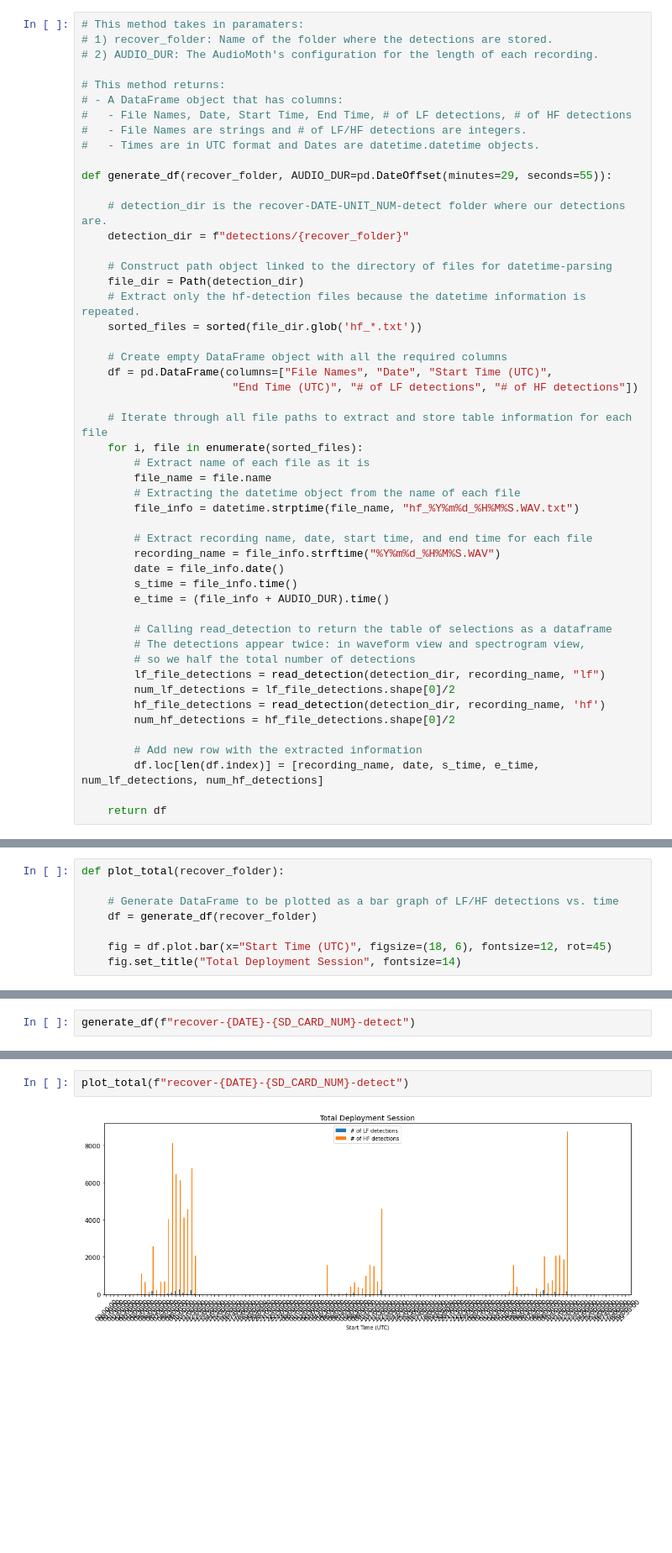
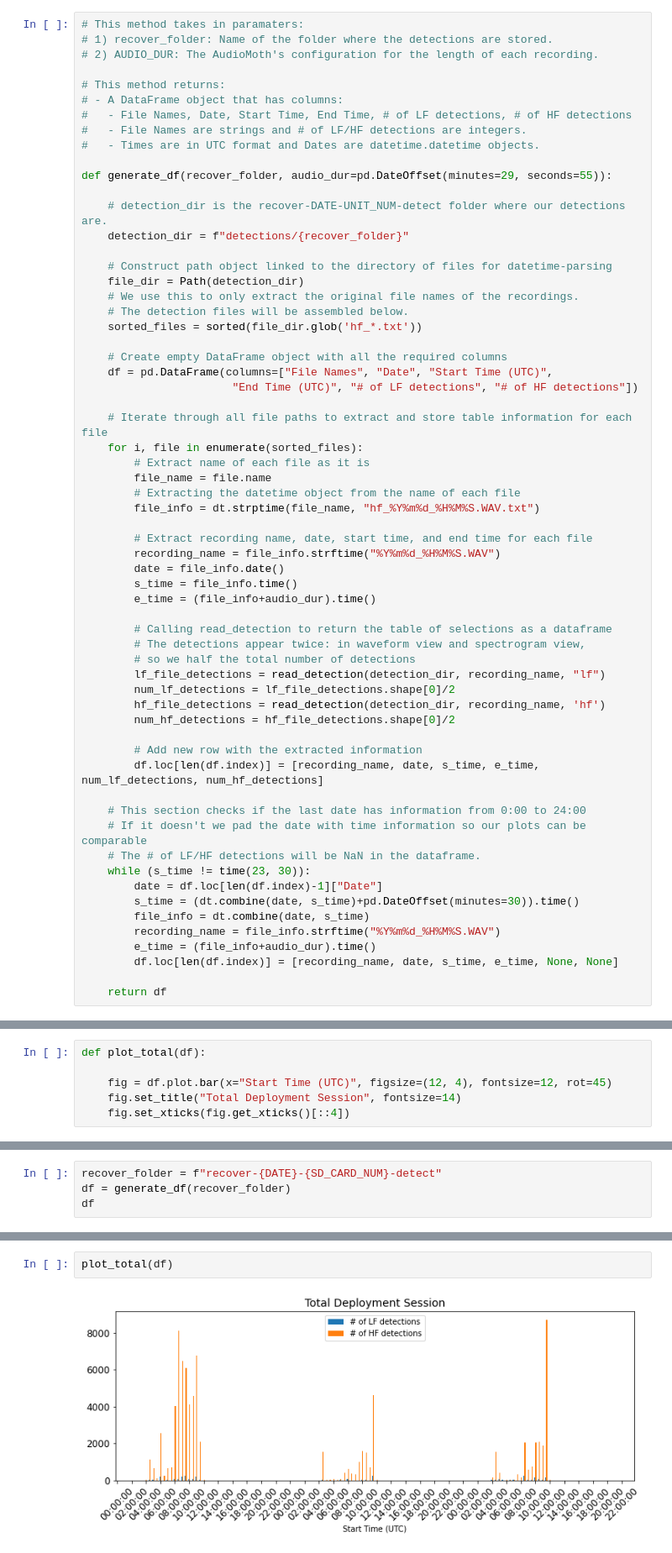
Before and after one commit to uw-echospace/ubna-field, a Jupyter notebook: notebooks/call_number_plotter.ipynb, the cells around one changed output, grey strips where cells are left out. Shown at 84% size. Saved outputs shown, nothing was run; the diff lists cells and outputs as text; blank space fills up the shorter version.

Commit message:
Added suggestions and section for padding dataframe

```diff
--- a/notebooks/call_number_plotter.ipynb
+++ b/notebooks/call_number_plotter.ipynb
@@ -18,14 +19,15 @@ from datetime import datetime
 #   - File Names are strings and # of LF/HF detections are integers.
 #   - Times are in UTC format and Dates are datetime.datetime objects.
 
-def generate_df(recover_folder, AUDIO_DUR=pd.DateOffset(minutes=29, seconds=55)):
+def generate_df(recover_folder, audio_dur=pd.DateOffset(minutes=29, seconds=55)):
 
     # detection_dir is the recover-DATE-UNIT_NUM-detect folder where our detections are.
     detection_dir = f"detections/{recover_folder}"
 
     # Construct path object linked to the directory of files for datetime-parsing
     file_dir = Path(detection_dir)
-    # Extract only the hf-detection files because the datetime information is repeated.
+    # We use this to only extract the original file names of the recordings.
+    # The detection files will be assembled below.
     sorted_files = sorted(file_dir.glob('hf_*.txt'))
 
     # Create empty DataFrame object with all the required columns
@@ -37,13 +39,13 @@ def generate_df(recover_folder, AUDIO_DUR=pd.DateOffset(minutes=29, seconds=55))
         # Extract name of each file as it is
         file_name = file.name
         # Extracting the datetime object from the name of each file
-        file_info = datetime.strptime(file_name, "hf_%Y%m%d_%H%M%S.WAV.txt")
+        file_info = dt.strptime(file_name, "hf_%Y%m%d_%H%M%S.WAV.txt")
 
         # Extract recording name, date, start time, and end time for each file
         recording_name = file_info.strftime("%Y%m%d_%H%M%S.WAV")
         date = file_info.date()
         s_time = file_info.time()
-        e_time = (file_info + AUDIO_DUR).time()
+        e_time = (file_info+audio_dur).time()
 
         # Calling read_detection to return the table of selections as a dataframe
         # The detections appear twice: in waveform view and spectrogram view,
@@ -56,6 +58,17 @@ def generate_df(recover_folder, AUDIO_DUR=pd.DateOffset(minutes=29, seconds=55))
         # Add new row with the extracted information
         df.loc[len(df.index)] = [recording_name, date, s_time, e_time, num_lf_detections, num_hf_detections]
 
+    # This section checks if the last date has information from 0:00 to 24:00
+    # If it doesn't we pad the date with time information so our plots can be comparable
+    # The # of LF/HF detections will be NaN in the dataframe.
+    while (s_time != time(23, 30)):
+        date = df.loc[len(df.index)-1]["Date"]
+        s_time = (dt.combine(date, s_time)+pd.DateOffset(minutes=30)).time()
+        file_info = dt.combine(date, s_time)
+        recording_name = file_info.strftime("%Y%m%d_%H%M%S.WAV")
+        e_time = (file_info+audio_dur).time()
+        df.loc[len(df.index)] = [recording_name, date, s_time, e_time, None, None]
+
     return df
 # %%
 # Given parameters:
@@ -101,11 +114,9 @@ def plot_separate(recover_folder, save=True):
 # %%
-def plot_total(recover_folder):
+def plot_total(df):
 
-    # Generate DataFrame to be plotted as a bar graph of LF/HF detections vs. time
-    df = generate_df(recover_folder)
-
-    fig = df.plot.bar(x="Start Time (UTC)", figsize=(18, 6), fontsize=12, rot=45)
+    fig = df.plot.bar(x="Start Time (UTC)", figsize=(12, 4), fontsize=12, rot=45)
     fig.set_title("Total Deployment Session", fontsize=14)
+    fig.set_xticks(fig.get_xticks()[::4])
 # %%
 # These are constants that we absolutely need to know before running any scripts
 
@@ -114,5 +125,7 @@ DATE = "20220725"
 # Constant SD_CARD_NUM is the SD CARD # that had been deployed for that session
 SD_CARD_NUM = "010"
 # %%
-generate_df(f"recover-{DATE}-{SD_CARD_NUM}-detect")
+recover_folder = f"recover-{DATE}-{SD_CARD_NUM}-detect"
+df = generate_df(recover_folder)
+df
 # %% [output]
@@ -138,4 +139,4 @@ plot_separate(f"recover-{DATE}-{SD_CARD_NUM}-detect")
 # %%
-plot_total(f"recover-{DATE}-{SD_CARD_NUM}-detect")
+plot_total(df)
 # %% [output]
-[figure, old version]
+[figure, new version]
```
Also changed, not shown: parts of 4 cells of this notebook, 12 other files.
